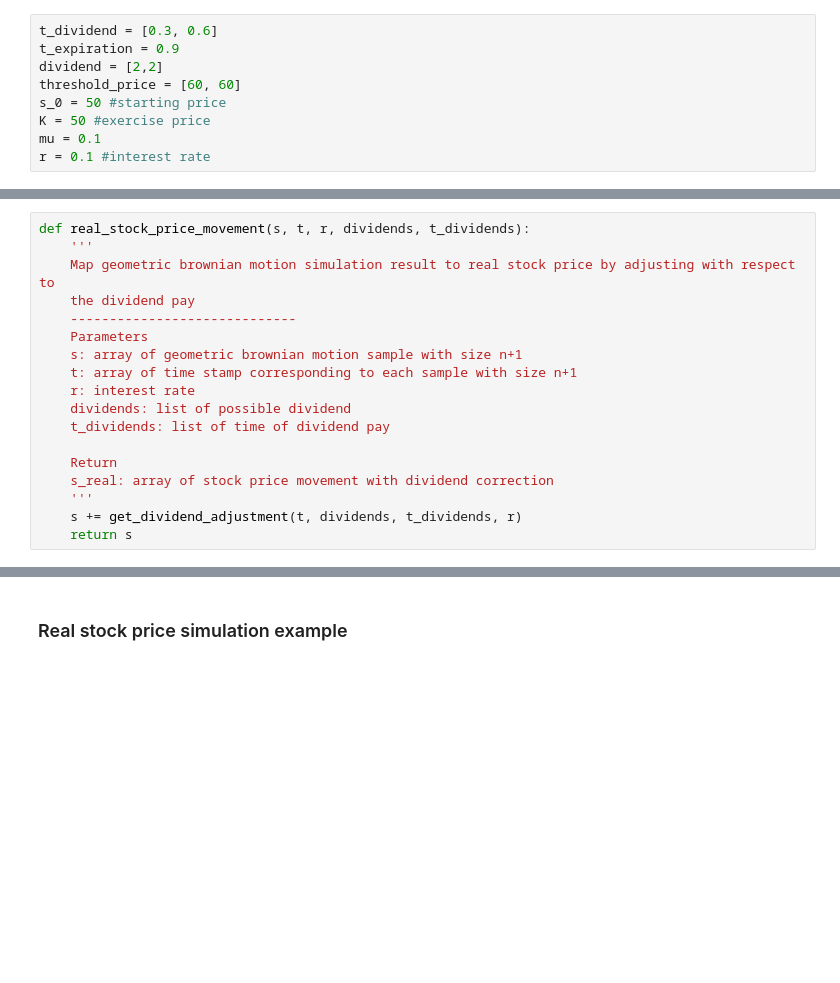
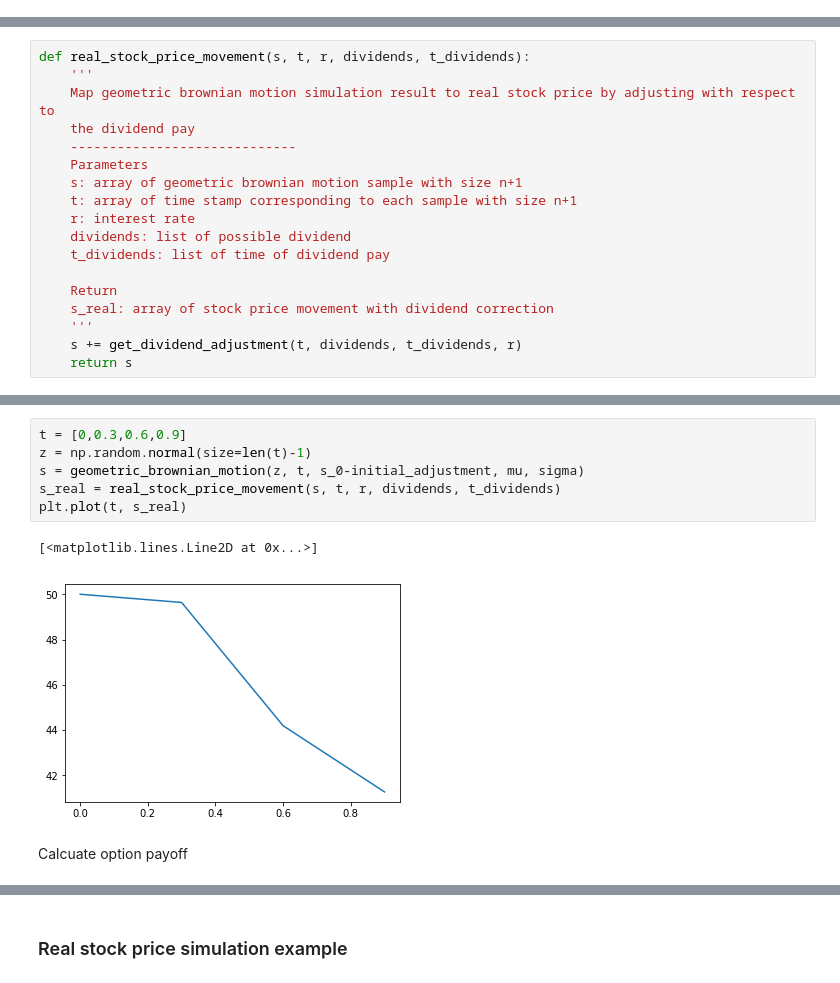
Before and after one commit to henrychan28/simulation_and_learning, a Jupyter notebook: American Option.ipynb, the cells around one changed output, grey strips where cells are left out. Drawn from its saved outputs; the diff is of its cells as text; blank space fills up the shorter version.

```diff
--- a/American Option.ipynb
+++ b/American Option.ipynb
@@ -14,12 +14,3 @@ The line_profiler extension is already loaded. To reload it, use:
-# %%
-t_dividend = [0.3, 0.6]
-t_expiration = 0.9
-dividend = [2,2]
-threshold_price = [60, 60]
-s_0 = 50 #starting price
-K = 50 #exercise price
-mu = 0.1
-r = 0.1 #interest rate
 # %% [markdown]
 <h3>Helper Functions</h3>
 # %%
@@ -82,0 +145,11 @@ def
+# %%
+t = [0,0.3,0.6,0.9]
+z = np.random.normal(size=len(t)-1)
+s = geometric_brownian_motion(z, t, s_0-initial_adjustment, mu, sigma)
+s_real = real_stock_price_movement(s, t, r, dividends, t_dividends)
+plt.plot(t, s_real)
+# %% [output]
+[<matplotlib.lines.Line2D at 0x...>]
+[figure, added]
+# %% [markdown]
+<p>Calcuate option payoff</p>
```
Also changed, not shown: parts of 21 cells of this notebook.
